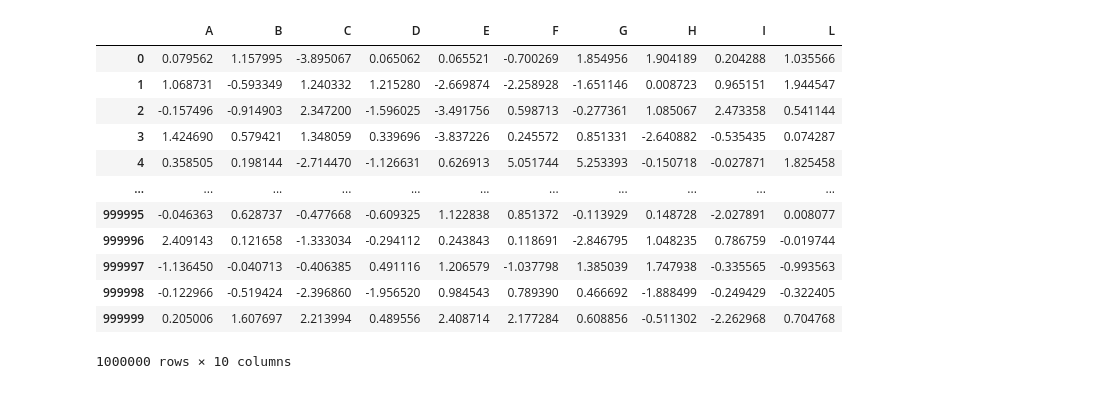
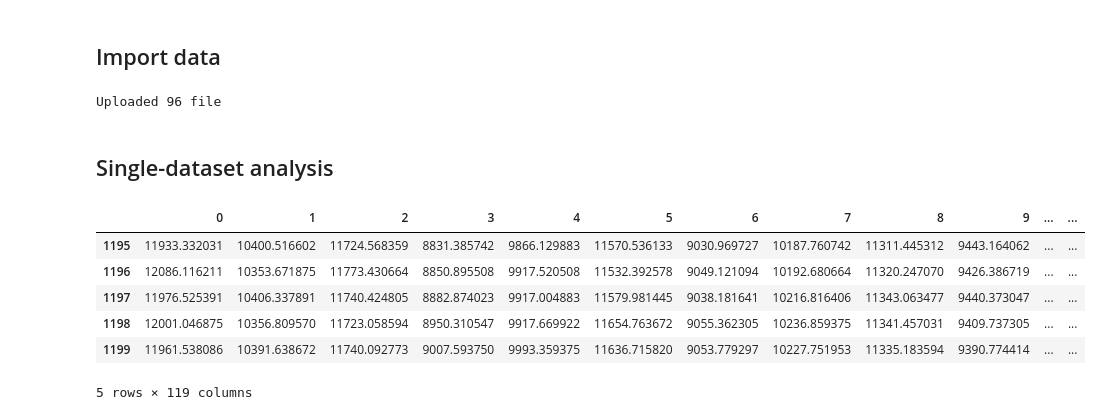
Before and after one commit to paololapo/Dynamic_FC_analysis, a Jupyter notebook: notebook.ipynb, the cells around one changed output. Cells and saved outputs as stored; diff of their text form; code cells hidden in the pictures.

```diff
--- a/notebook.ipynb
+++ b/notebook.ipynb
@@ -7,5 +9,7 @@ from sklearn.manifold import TSNE
 
 from functions import FC, dFC, v_dFC, dFC_stream, v_stream, dFC_matrix, pooled_v_stream, tSNE_evolution
+# %% [markdown]
+## Import data
 # %%
 #Fake data
 df = pd.DataFrame({})
@@ -13,22 +17,34 @@ regions = ["A", "B", "C", "D", "E", "F", "G", "H", "I", "L"]
 
 for i in range(len(regions)):
   df.insert(i, column=regions[i], value=np.random.laplace(size=int(1e6)))
-
-df
-# %% [output]
-|  | A | B | C | D | E | F | G | H | I | L |
-| 0 | 0.079562 | 1.157995 | -3.895067 | 0.065062 | 0.065521 | -0.700269 | 1.854956 | 1.904189 | 0.204288 | 1.035566 |
-| 1 | 1.068731 | -0.593349 | 1.240332 | 1.215280 | -2.669874 | -2.258928 | -1.651146 | 0.008723 | 0.965151 | 1.944547 |
-| 2 | -0.157496 | -0.914903 | 2.347200 | -1.596025 | -3.491756 | 0.598713 | -0.277361 | 1.085067 | 2.473358 | 0.541144 |
-| 3 | 1.424690 | 0.579421 | 1.348059 | 0.339696 | -3.837226 | 0.245572 | 0.851331 | -2.640882 | -0.535435 | 0.074287 |
-| 4 | 0.358505 | 0.198144 | -2.714470 | -1.126631 | 0.626913 | 5.051744 | 5.253393 | -0.150718 | -0.027871 | 1.825458 |
-| ... | ... | ... | ... | ... | ... | ... | ... | ... | ... | ... |
-| 999995 | -0.046363 | 0.628737 | -0.477668 | -0.609325 | 1.122838 | 0.851372 | -0.113929 | 0.148728 | -2.027891 | 0.008077 |
-| 999996 | 2.409143 | 0.121658 | -1.333034 | -0.294112 | 0.243843 | 0.118691 | -2.846795 | 1.048235 | 0.786759 | -0.019744 |
-| 999997 | -1.136450 | -0.040713 | -0.406385 | 0.491116 | 1.206579 | -1.037798 | 1.385039 | 1.747938 | -0.335565 | -0.993563 |
-| 999998 | -0.122966 | -0.519424 | -2.396860 | -1.956520 | 0.984543 | 0.789390 | 0.466692 | -1.888499 | -0.249429 | -0.322405 |
-| 999999 | 0.205006 | 1.607697 | 2.213994 | 0.489556 | 2.408714 | 2.177284 | 0.608856 | -0.511302 | -2.262968 | 0.704768 |
-1000000 rows × 10 columns
+# %%
+#Open multiple dataset from "./data/" folder
+datasets = []
+for file in os.listdir("data"):
+    try:
+        data = scipy.io.loadmat("./data/" + file)
+        data = pd.DataFrame(data["tseries"].T)
+        datasets.append(data)
+    except:
+        print("Problem with \"" + str(file) + "\" file")
+
+print("Uploaded " + str(len(datasets)) + " file")
+# %% [output]
+Uploaded 96 file
+# %% [markdown]
+## Single-dataset analysis
+# %%
+#First dataset as example
+df = datasets[0]
+df.tail()
+# %% [output]
+|  | 0 | 1 | 2 | 3 | 4 | 5 | 6 | 7 | 8 | 9 | ... | ... |
+| 1195 | 11933.332031 | 10400.516602 | 11724.568359 | 8831.385742 | 9866.129883 | 11570.536133 | 9030.969727 | 10187.760742 | 11311.445312 | 9443.164062 | ... | ... |
+| 1196 | 12086.116211 | 10353.671875 | 11773.430664 | 8850.895508 | 9917.520508 | 11532.392578 | 9049.121094 | 10192.680664 | 11320.247070 | 9426.386719 | ... | ... |
+| 1197 | 11976.525391 | 10406.337891 | 11740.424805 | 8882.874023 | 9917.004883 | 11579.981445 | 9038.181641 | 10216.816406 | 11343.063477 | 9440.373047 | ... | ... |
+| 1198 | 12001.046875 | 10356.809570 | 11723.058594 | 8950.310547 | 9917.669922 | 11654.763672 | 9055.362305 | 10236.859375 | 11341.457031 | 9409.737305 | ... | ... |
+| 1199 | 11961.538086 | 10391.638672 | 11740.092773 | 9007.593750 | 9993.359375 | 11636.715820 | 9053.779297 | 10227.751953 | 11335.183594 | 9390.774414 | ... | ... |
+5 rows × 119 columns
 # %%
 stream = dFC_stream(df, 10)
 
```
Also changed, not shown: parts of 6 cells of this notebook, 1 other file.
